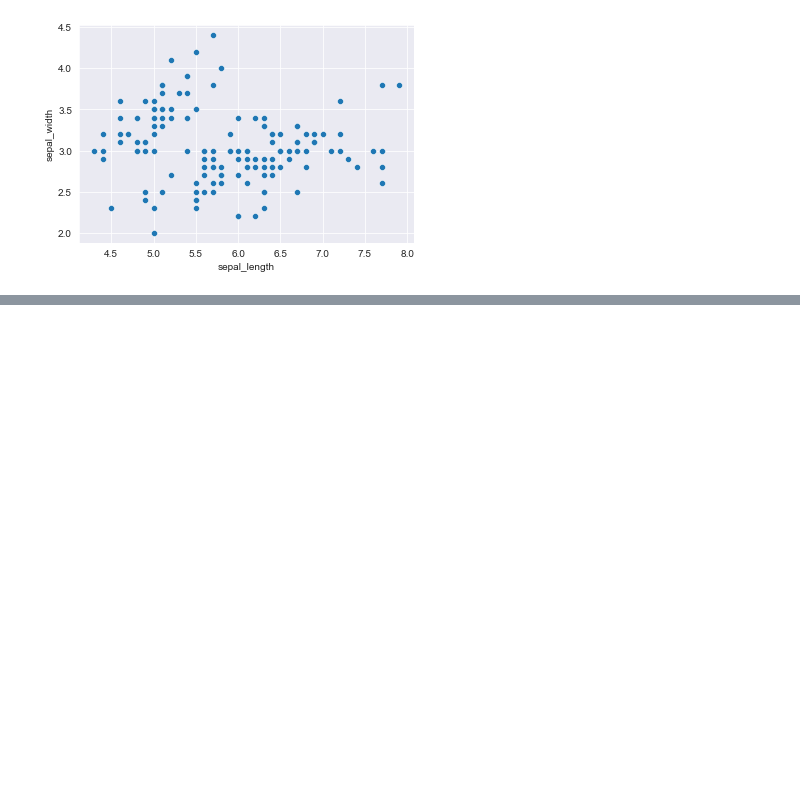
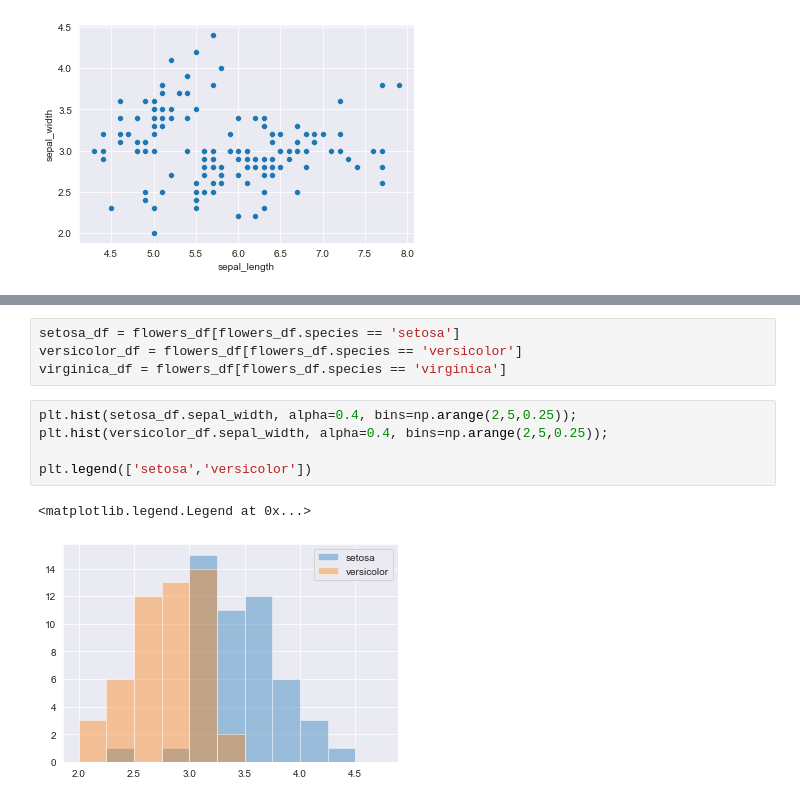
Before and after one commit to mekken2/EDA-Squad, a Jupyter notebook: Jovian_matplot_sns/Jovian_matplotlib_sns.ipynb, the cells around one changed output, grey strips where cells are left out. Cells and saved outputs as stored; diff of their text form; blank space fills up the shorter version.

```diff
--- a/Jovian_matplot_sns/Jovian_matplotlib_sns.ipynb
+++ b/Jovian_matplot_sns/Jovian_matplotlib_sns.ipynb
@@ -150,0 +213,12 @@ sns.scatterplot('sepal_length','sepal_width',hue='species',s=100,data=flowers_df
+# %%
+setosa_df = flowers_df[flowers_df.species == 'setosa']
+versicolor_df = flowers_df[flowers_df.species == 'versicolor']
+virginica_df = flowers_df[flowers_df.species == 'virginica']
+# %%
+plt.hist(setosa_df.sepal_width, alpha=0.4, bins=np.arange(2,5,0.25));
+plt.hist(versicolor_df.sepal_width, alpha=0.4, bins=np.arange(2,5,0.25));
+
+plt.legend(['setosa','versicolor'])
+# %% [output]
+<matplotlib.legend.Legend at 0x...>
+[figure, added]
```
Also changed, not shown: parts of 18 cells of this notebook.
